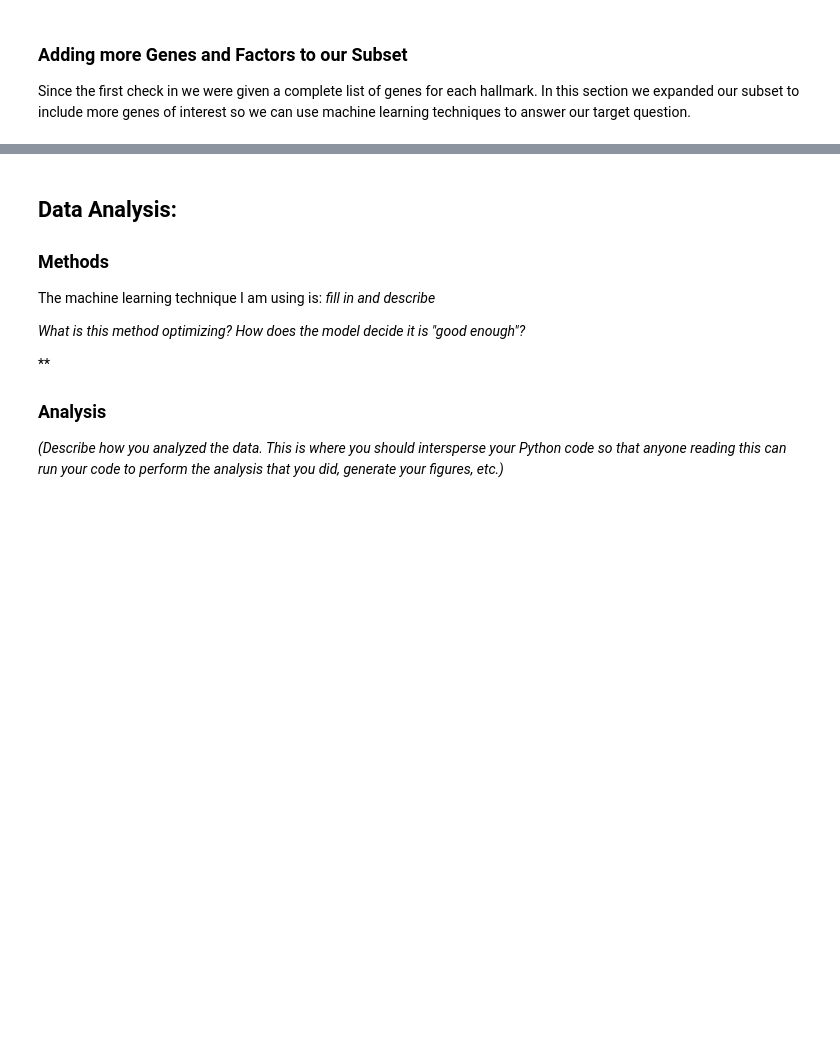
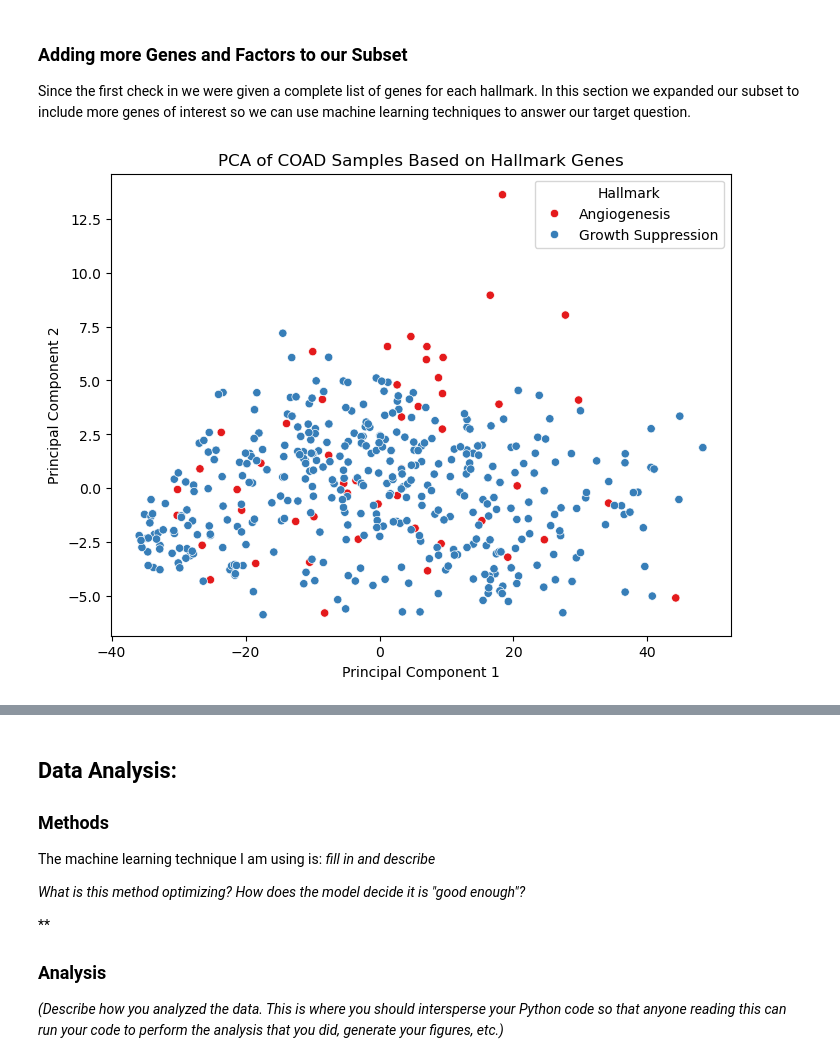
Before and after one commit to ReaganOswald/Module-4-Cancer, a Jupyter notebook: code/Module 4 Template.ipynb, the cells around one changed output, grey strips where cells are left out. Cells and saved outputs as stored; diff of their text form; code cells hidden in the pictures; blank space fills up the shorter version.

Commit message:
Added PCA and DBScan

```diff
--- a/code/Module 4 Template.ipynb
+++ b/code/Module 4 Template.ipynb
@@ -94,11 +94,15 @@ Below we will first load the data and take a look at the expression of our genes
 import pandas as pd
 import matplotlib.pyplot as plt
 import seaborn as sns
+from sklearn.cluster import KMeans
+from sklearn.decomposition import PCA
+import seaborn as sns
+from sklearn.cluster import DBSCAN
 
 data = pd.read_csv(
-    r'C:\Users\Reaga\Downloads\TRAINING_SET_GSE62944_subsample_log2TPM (2).csv', index_col=0, header=0)  # can also use larger dataset with more genes
+    r'C:\Users\karin\OneDrive - University of Virginia\Second Year\Comp BME\Module-4-Cancer\data\TRAINING_SET_GSE62944_subsample_log2TPM.csv', index_col=0, header=0)  # can also use larger dataset with more genes
 metadata_df = pd.read_csv(
-    r'C:\Users\Reaga\OneDrive\Desktop\BME_2315\Module-4-Cancer\Module-4-Cancer\data\TRAINING_SET_GSE62944_metadata.csv', index_col=0, header=0)
+    r'C:\Users\karin\OneDrive - University of Virginia\Second Year\Comp BME\Module-4-Cancer\data\TRAINING_SET_GSE62944_metadata.csv', index_col=0, header=0)
 # %% [markdown]
 ### Initial Data Subset
 This is how we first started to subset our data to get a feel for our possible genes of interest. This was done under the instructions of check in 1, and any alterations will be shown in a later section.
@@ -193,0 +234,16 @@ Since the first check in we were given a complete list of genes for each hallmar
+# %%
+new_COAD_gene_data = COAD_data.loc[new_full_gene_list]
+X = new_COAD_gene_data
+
+hallmark_labels = [gene_to_hallmark[g] for g in X.index]
+pca = PCA(n_components=2)
+X_pca = pca.fit_transform(X)
+plt.figure(figsize=(8, 6))
+sns.scatterplot(x=X_pca[:, 0], y=X_pca[:, 1], hue=hallmark_labels, palette='Set1')
+plt.title("PCA of COAD Samples Based on Hallmark Genes")
+plt.xlabel("Principal Component 1")
+plt.ylabel("Principal Component 2")
+plt.legend(title='Hallmark')
+plt.show()
+# %% [output]
+[figure, added]
```
Also changed, not shown: parts of 3 cells of this notebook, 2 other files.
